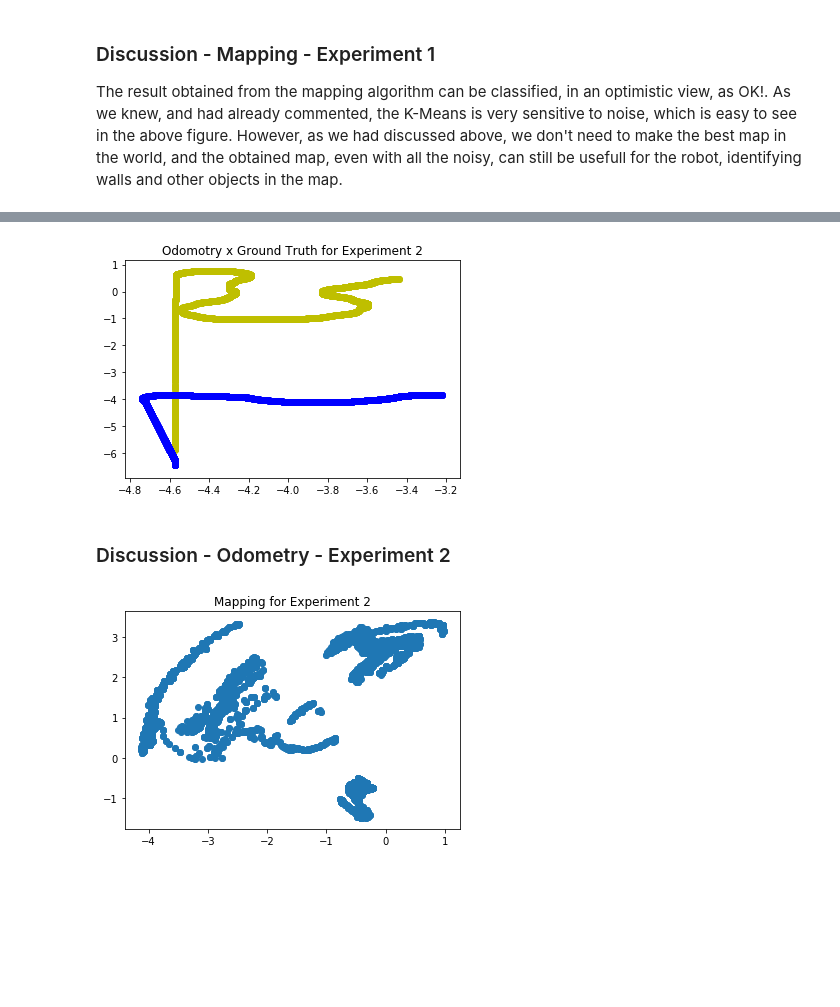
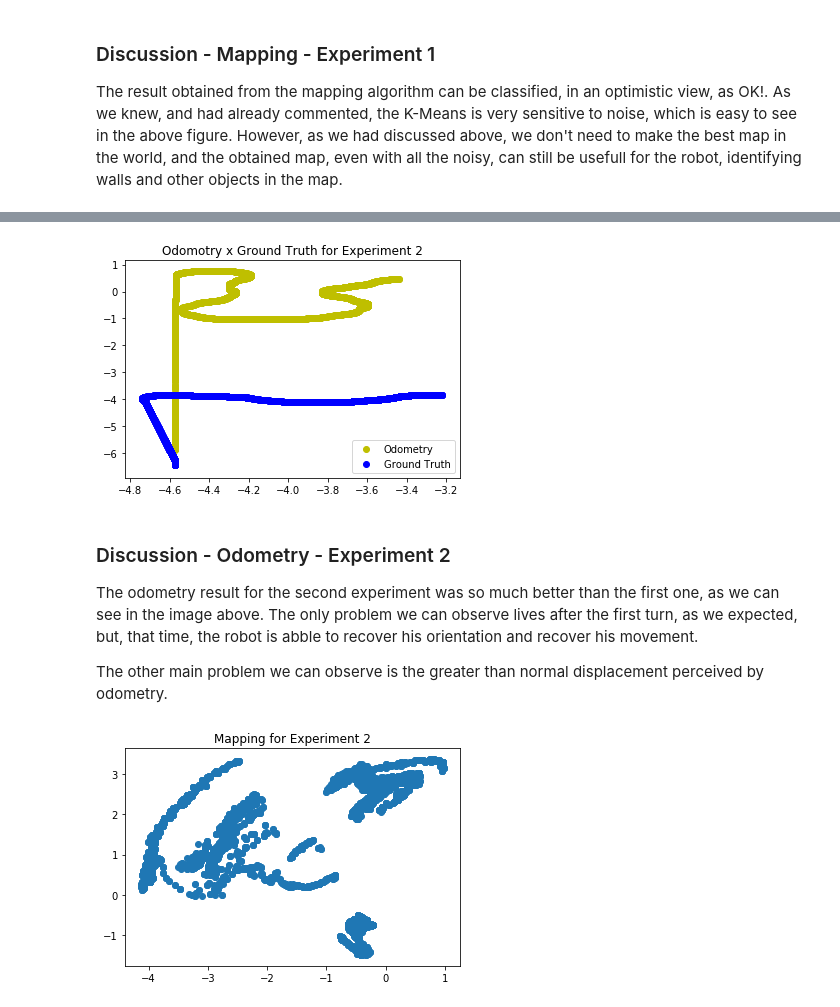
Before and after one commit to luizcartolano2/mc907-mobile-robotics, a Jupyter notebook: project1.ipynb, the cells around one changed output, grey strips where cells are left out. Saved outputs shown, nothing was run; the diff lists cells and outputs as text; code cells hidden in the pictures; blank space fills up the shorter version.

Commit message:
add discussions for the second experiment

```diff
--- a/project1.ipynb
+++ b/project1.ipynb
@@ -999,13 +999,18 @@ ground_truth_y_2 = [-i[1] for i in ground_truth]
 # %%
 plt.figure()
 plt.title('Odomotry x Ground Truth for Experiment 2')
-plt.scatter(odometry_x_2, odometry_y_2, c='y')
-plt.scatter(ground_truth_x_2, ground_truth_y_2, c='b')
+plt.scatter(odometry_x_2, odometry_y_2, c='y',label='Odometry')
+plt.scatter(ground_truth_x_2, ground_truth_y_2, c='b',label='Ground Truth')
+plt.legend()
 plt.show()
 # %% [output]
-[figure, old version]
+[figure, new version]
-# %% [markdown]
-### Discussion - Odometry - Experiment 2
+# %% [markdown]
+### Discussion - Odometry - Experiment 2
+
+The odometry result for the second experiment was so much better than the first one, as we can see in the image above. The only problem we can observe lives after the first turn, as we expected, but, that time, the robot is abble to recover his orientation and recover his movement.
+
+The other main problem we can observe is the greater than normal displacement perceived by odometry.
 # %%
 final_mapping_x_2 = []
 final_mapping_y_2 = []
```
Also changed, not shown: parts of 2 cells of this notebook.
